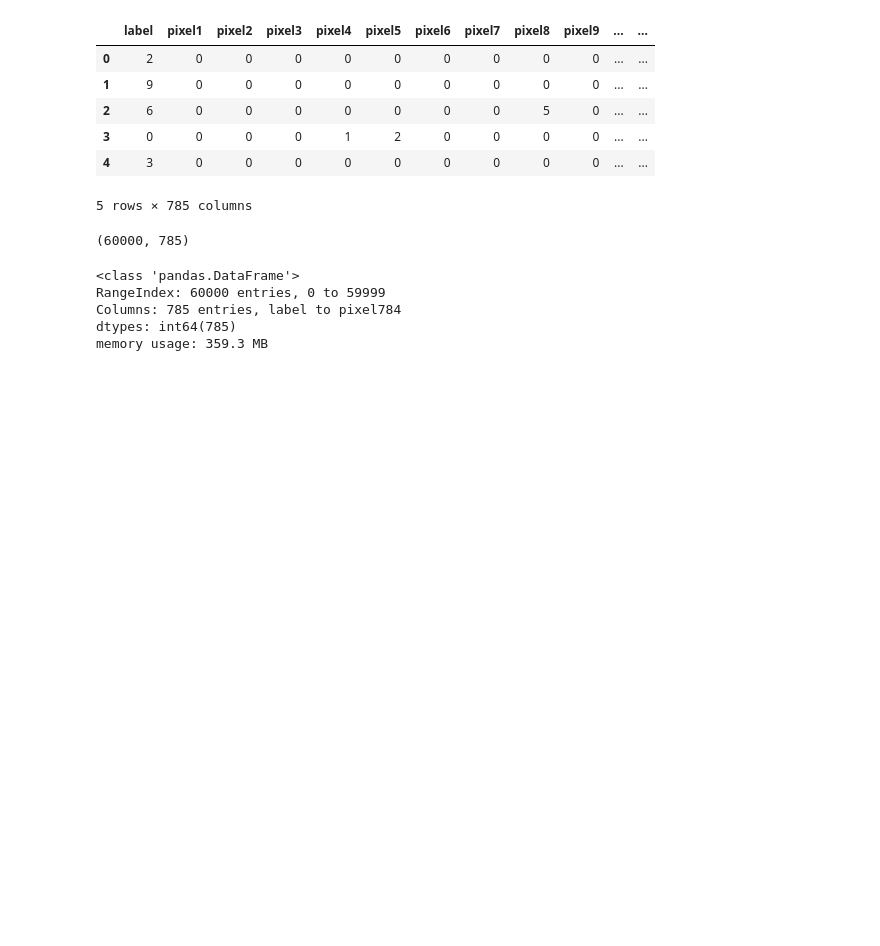
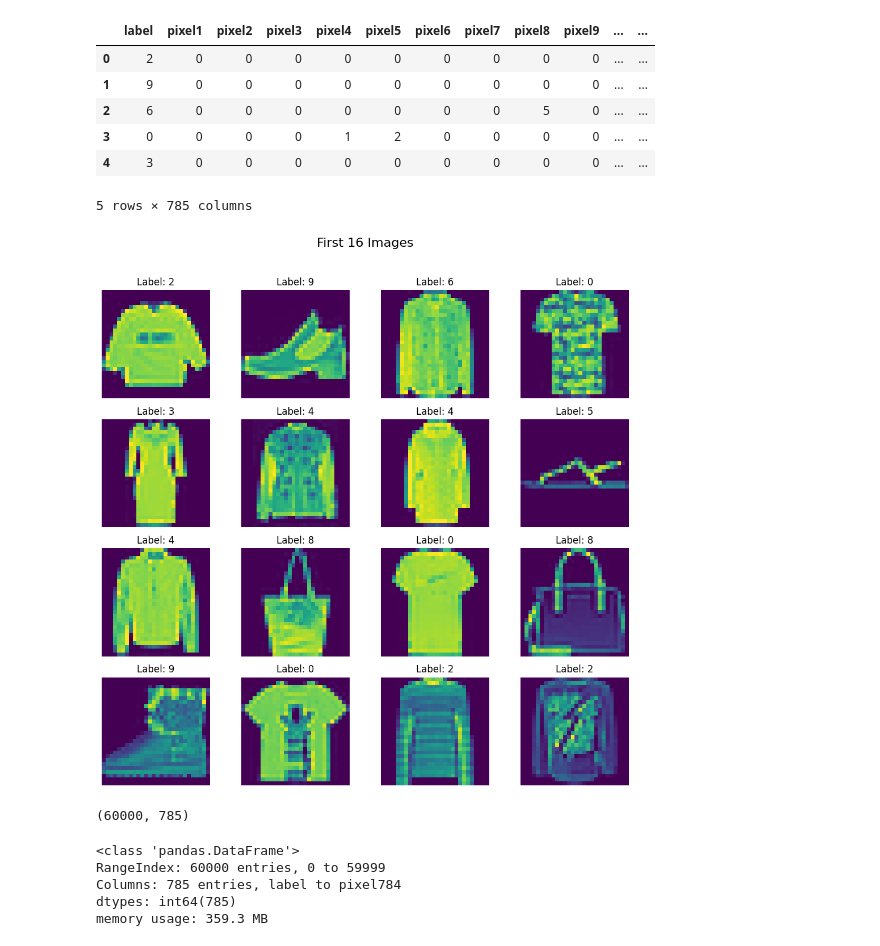
Before and after one commit to debjit11/fashion-mnist-ann-classifier, a Jupyter notebook: main.ipynb, the cells around one changed output. Cells and saved outputs as stored; diff of their text form; code cells hidden in the pictures; blank space fills up the shorter version.

```diff
--- a/main.ipynb
+++ b/main.ipynb
@@ -28,6 +28,22 @@ df.head()
 | 3 | 0 | 0 | 0 | 0 | 1 | 2 | 0 | 0 | 0 | 0 | ... | ... |
 | 4 | 3 | 0 | 0 | 0 | 0 | 0 | 0 | 0 | 0 | 0 | ... | ... |
 5 rows × 785 columns
+# %%
+# Create a 4x4 grid of images
+fig, axes = plt.subplots(4, 4, figsize=(10, 10))
+fig.suptitle("First 16 Images", fontsize=16)
+
+# Plot the first 16 images from the dataset
+for i, ax in enumerate(axes.flat):
+    img = df.iloc[i, 1:].values.reshape(28, 28)  # Reshape to 28x28
+    ax.imshow(img)  # Display in grayscale
+    ax.axis('off')  # Remove axis for a cleaner look
+    ax.set_title(f"Label: {df.iloc[i, 0]}")  # Show the label
+
+plt.tight_layout(rect=[0, 0, 1, 0.96])  # Adjust layout to fit the title
+plt.show()
+# %% [output]
+[figure, added]
 # %%
 df.shape
 # %% [output]
```
